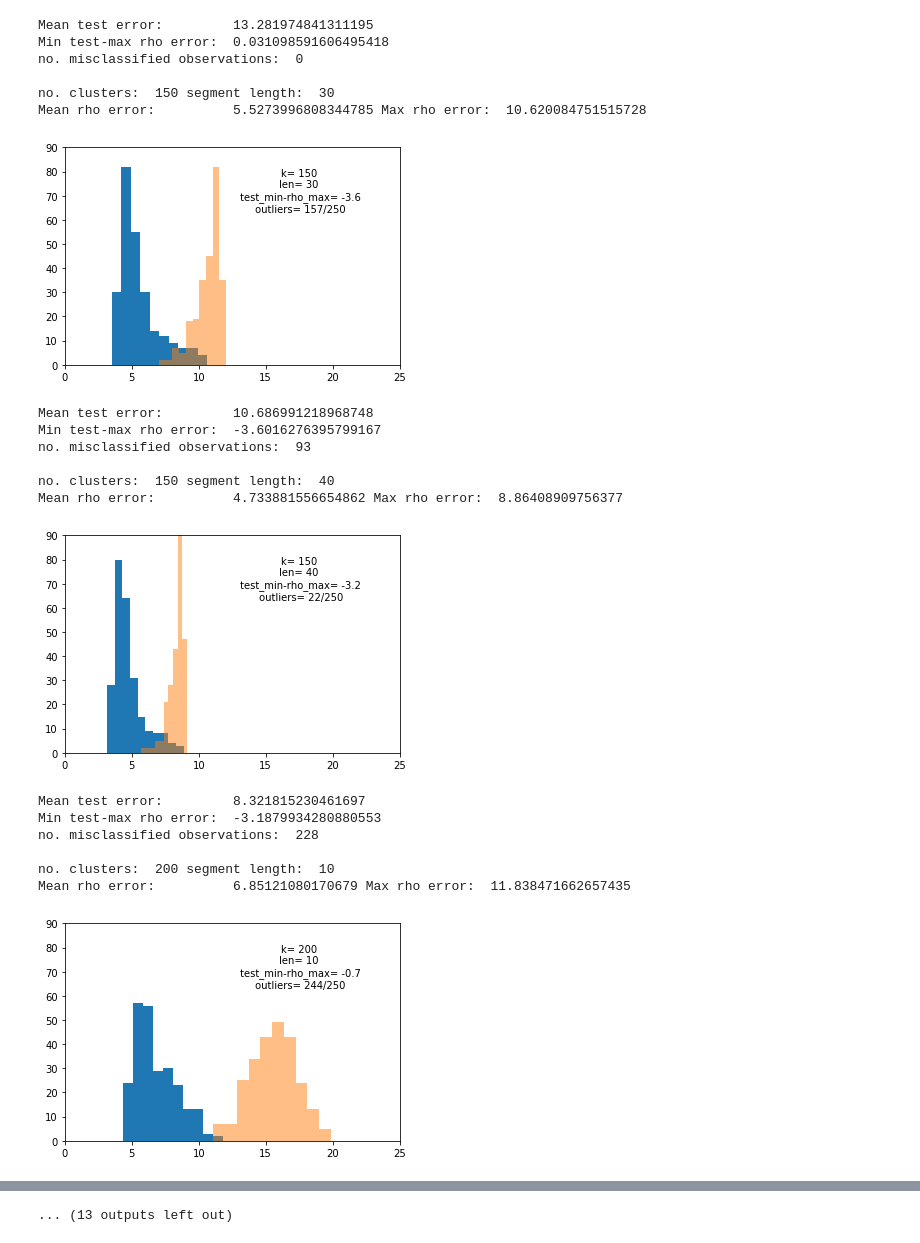
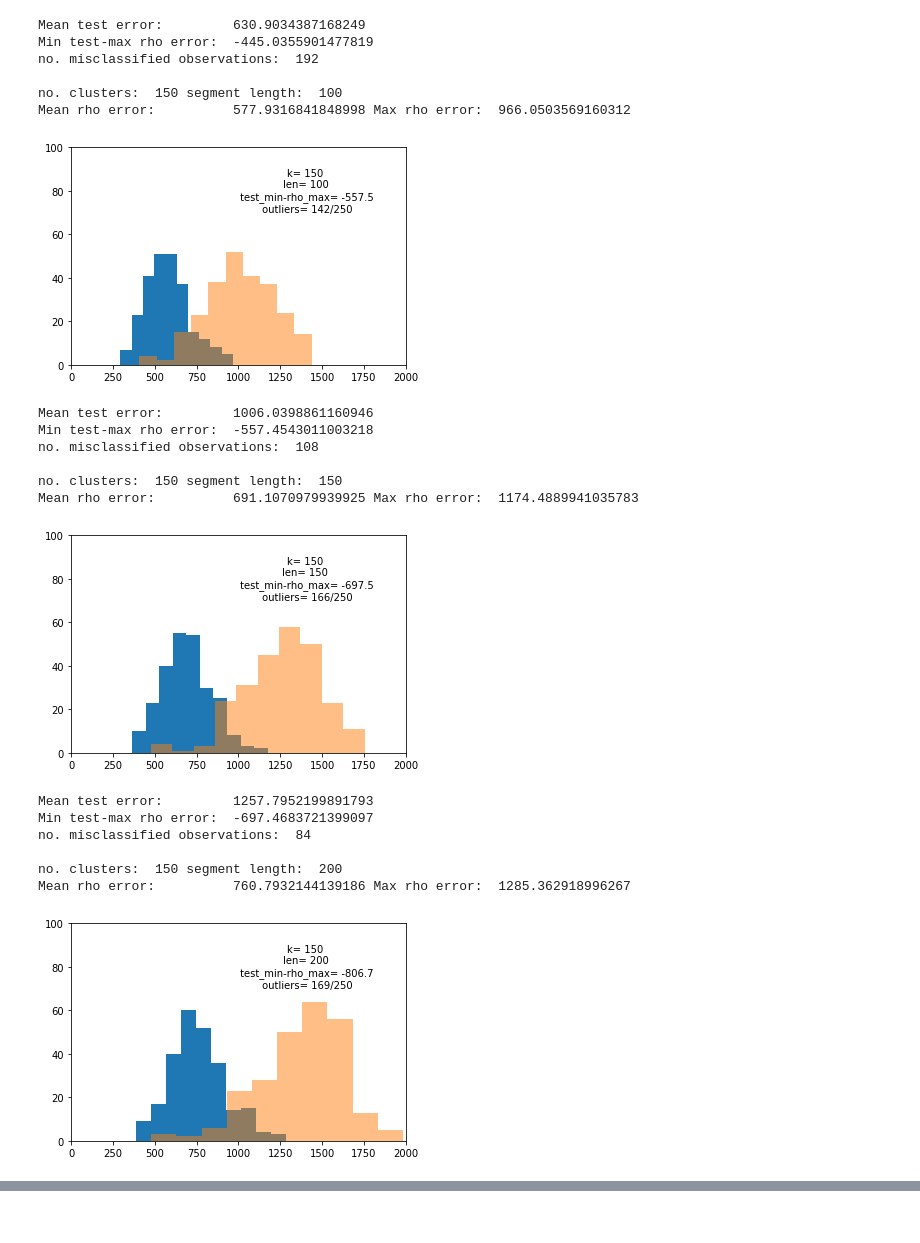
Before and after one commit to jorwatkapola/timeseries_segment_clustering, a Jupyter notebook: synthetic_test.ipynb, the cells around one changed output, grey strips where cells are left out. Cells and saved outputs as stored; diff of their text form; code cells hidden in the pictures.

Commit message:
cleaned up the synthetic_test.ipynb

```diff
--- a/synthetic_test.ipynb
+++ b/synthetic_test.ipynb
@@ -5,8 +20,16 @@ Sine wave results generated by synthetic_classes.py:
+# %%
+results_file="valid_results_20190603_4.csv"
+k_clusters=[150]
+seg_lens=[10,50,100,150,200]
+
+#"normal"/training lightcurves
+rho_file=np.loadtxt("synthetic_rhos.csv", delimiter=',')
+#"outlier"/test lightcurves
+sine_file=np.loadtxt("synthetic_sines_range_wide.csv", delimiter=',')
 # %%
-#sine waves
-results=np.loadtxt("valid_results_20190521_inverted.csv", dtype=float, delimiter=",")
-k_clusters=[150, 200, 250]
-seg_lens=[10, 20, 30, 40]
+#enter the appropriate file name and hyperparameters used
+results=np.loadtxt(results_file, dtype=float, delimiter=",")
+
 for k_id, k_cluster in enumerate(k_clusters):
     for len_id, seg_len in enumerate(seg_lens):
         print("no. clusters: ", k_cluster, "segment length: ", seg_len)
@@ -23,8 +46,8 @@ for k_id, k_cluster in enumerate(k_clusters):
         ax = f.add_subplot(111)
         plt.hist(train[:,-1])
         plt.hist(test[:,-1],alpha=0.5)
-        plt.xlim([0,25])
-        plt.ylim([0,90])
+        plt.xlim([0,2000])
+        plt.ylim([0,100])
         plt.text(0.7,0.8,"k= {}\nlen= {}\n test_min-rho_max= {}\n outliers= {}/250".format(k_cluster, seg_len, round(min_test-max_rho,1), 250-counter),
                  ha='center', va='center', transform=ax.transAxes)
         plt.show()
@@ -48,21 +71,21 @@ Mean rho error:          5.655195894712337 Max rho error:  9.009181043701073
-Mean test error:         13.281974841311195
-Min test-max rho error:  0.031098591606495418
-no. misclassified observations:  0
+Mean test error:         630.9034387168249
+Min test-max rho error:  -445.0355901477819
+no. misclassified observations:  192
 
-no. clusters:  150 segment length:  30
-Mean rho error:          5.5273996808344785 Max rho error:  10.620084751515728
+no. clusters:  150 segment length:  100
+Mean rho error:          577.9316841848998 Max rho error:  966.0503569160312
-[figure, old version]
+[figure, new version]
-Mean test error:         10.686991218968748
-Min test-max rho error:  -3.6016276395799167
-no. misclassified observations:  93
+Mean test error:         1006.0398861160946
+Min test-max rho error:  -557.4543011003218
+no. misclassified observations:  108
 
-no. clusters:  150 segment length:  40
-Mean rho error:          4.733881556654862 Max rho error:  8.86408909756377
+no. clusters:  150 segment length:  150
+Mean rho error:          691.1070979939925 Max rho error:  1174.4889941035783
-[figure, old version]
+[figure, new version]
-Mean test error:         8.321815230461697
-Min test-max rho error:  -3.1879934280880553
-no. misclassified observations:  228
+Mean test error:         1257.7952199891793
+Min test-max rho error:  -697.4683721399097
+no. misclassified observations:  84
 
-no. clusters:  200 segment length:  10
-Mean rho error:          6.85121080170679 Max rho error:  11.838471662657435
+no. clusters:  150 segment length:  200
+Mean rho error:          760.7932144139186 Max rho error:  1285.362918996267
-[figure, old version]
+[figure, new version]
@@ -76 +94,0 @@ Mean rho error:          5.478967745720104 Max rho error:  8.826613989681936
-... (13 outputs left out)
```
Also changed, not shown: parts of 24 cells of this notebook, 36 other files.
